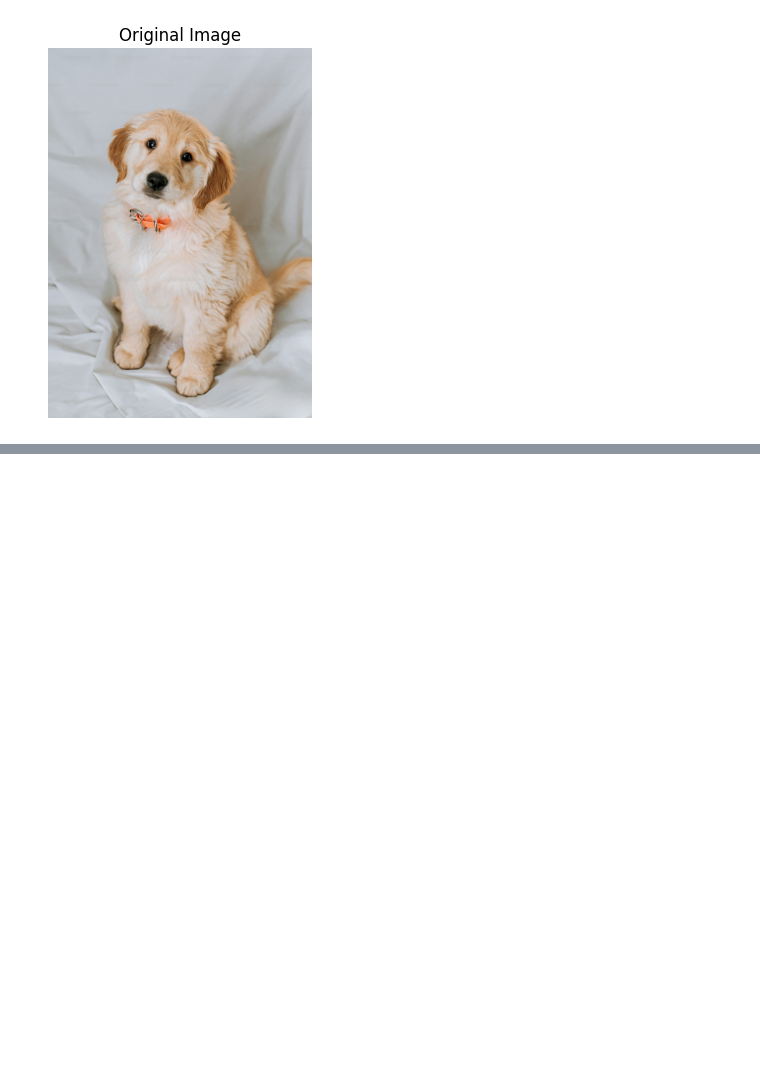
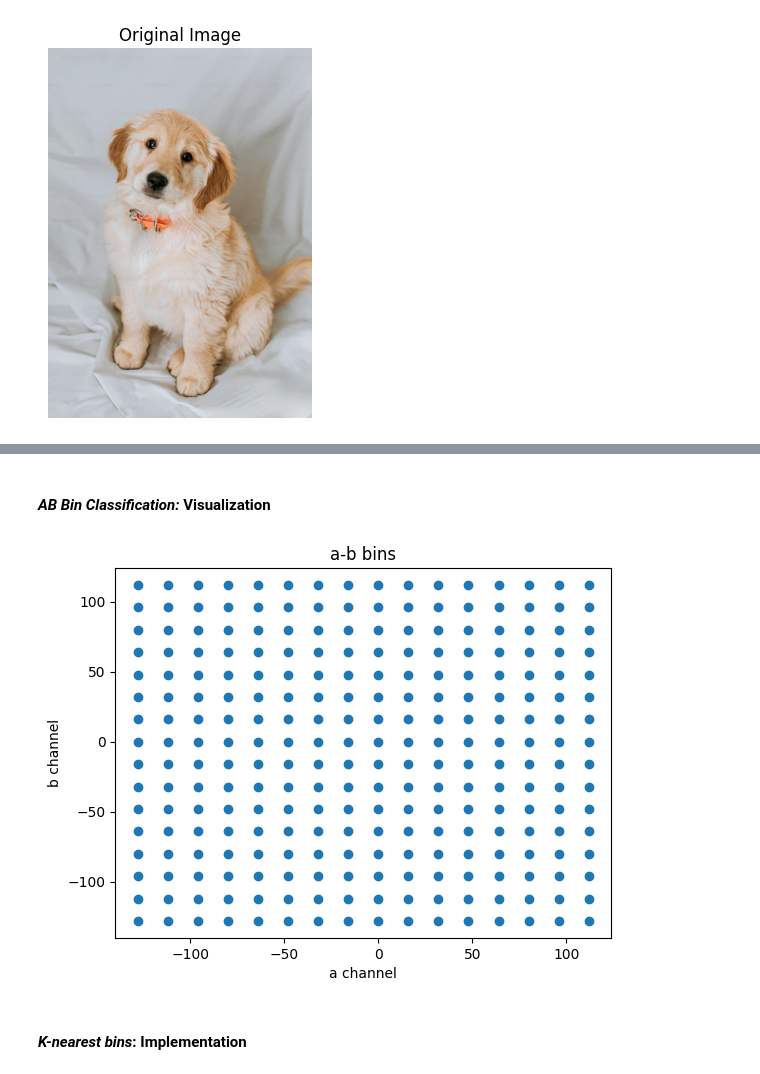
Before and after one commit to kanavgoyal898/chromaVive, a Jupyter notebook: test.ipynb, the cells around one changed output, grey strips where cells are left out. Saved outputs shown, nothing was run; the diff lists cells and outputs as text; code cells hidden in the pictures; blank space fills up the shorter version.

```diff
--- a/test.ipynb
+++ b/test.ipynb
@@ -51,0 +113,11 @@ plt.show();
+# %%
+def create_ab_bins(grid_size=16):
+    a_range = torch.arange(-128, 128, grid_size)
+    b_range = torch.arange(-128, 128, grid_size)
+    ab_bins = torch.tensor([[a, b] for a in a_range for b in b_range])
+
+    return ab_bins
+# %%
+ab_bins = create_ab_bins(16)
+print(f'No. of bins: {ab_bins.shape[0]}')
+print(f'ab_bins shape: {ab_bins.shape}')
@@ -51,0 +147,12 @@ plt.show();
+# %% [markdown]
+#### *AB Bin Classification:* Visualization
+# %%
+plt.plot(ab_bins[:, 0], ab_bins[:, 1], 'o')
+plt.xlabel('a channel')
+plt.ylabel('b channel')
+plt.title('a-b bins')
+plt.show();
+# %% [output]
+[figure, added]
+# %% [markdown]
+#### *K-nearest bins*: Implementation
```
Also changed, not shown: parts of 45 cells of this notebook, 1 other file.
